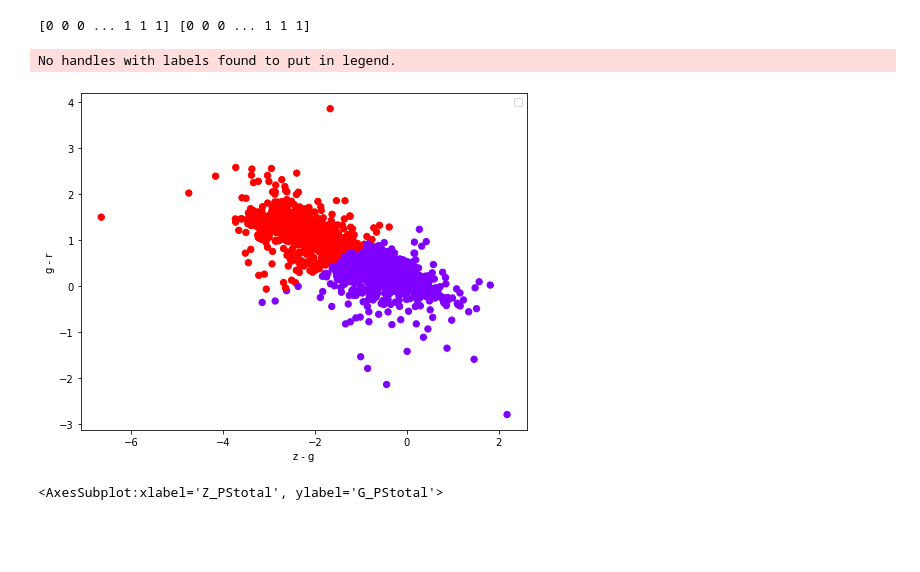
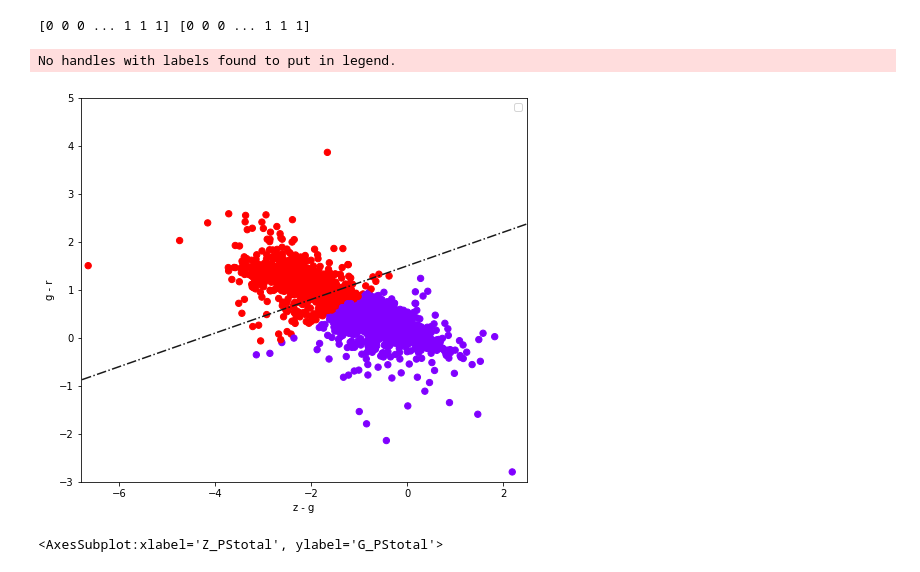
Before and after one commit to AngelGSoto/SPLUS_EmissionObject, a Jupyter notebook: 3filter_noflat/Color color diagrams and others things.ipynb, the cells around one changed output. Cells and saved outputs as stored; diff of their text form; code cells hidden in the pictures; blank space fills up the shorter version.

```diff
--- a/3filter_noflat/Color color diagrams and others things.ipynb
+++ b/3filter_noflat/Color color diagrams and others things.ipynb
@@ -220,20 +224,27 @@ print(label, pred)
 [0 0 0 ... 1 1 1] [0 0 0 ... 1 1 1]
 # %%
 fig, ax = plt.subplots(figsize=(8, 8))
+ax.set(
+        xlim=[-6.8, 2.5], ylim=[-3., 5.]
+      )
 ax.scatter(zg, gr, c=label, s=40, cmap="rainbow")
 ax.set(
     #xscale="log",
     #yscale="log",
     #xlim=[0.75, 15],
     #ylim=[0.75, 15],
     xlabel=r"z - g",
     ylabel=r"g - r",
 )
+# Limiting the blue and red region
+x_new = np.linspace(-15.0, 1000, 200)
+y = 0.35*x_new + 1.5
+ax.plot(x_new, y, color='k', zorder=100, linestyle='-.')
 ax.legend()
 ax.set_aspect("equal")
 # %% [output]
 No handles with labels found to put in legend.
-[figure, old version]
+[figure, new version]
 # %%
 plt.figure(figsize=(9,7))
 sns.scatterplot(zg, gr,
```
Also changed, not shown: parts of 8 cells of this notebook, 12 other files.
